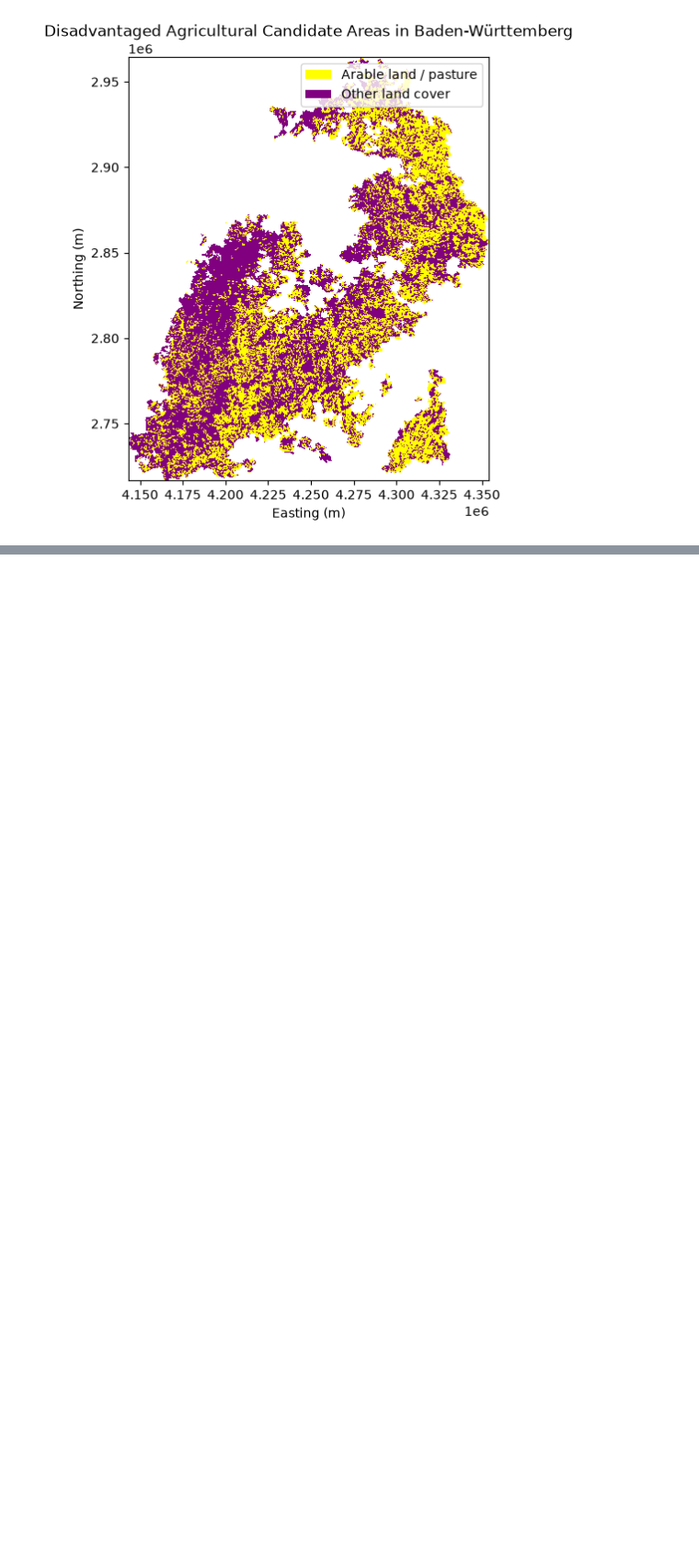
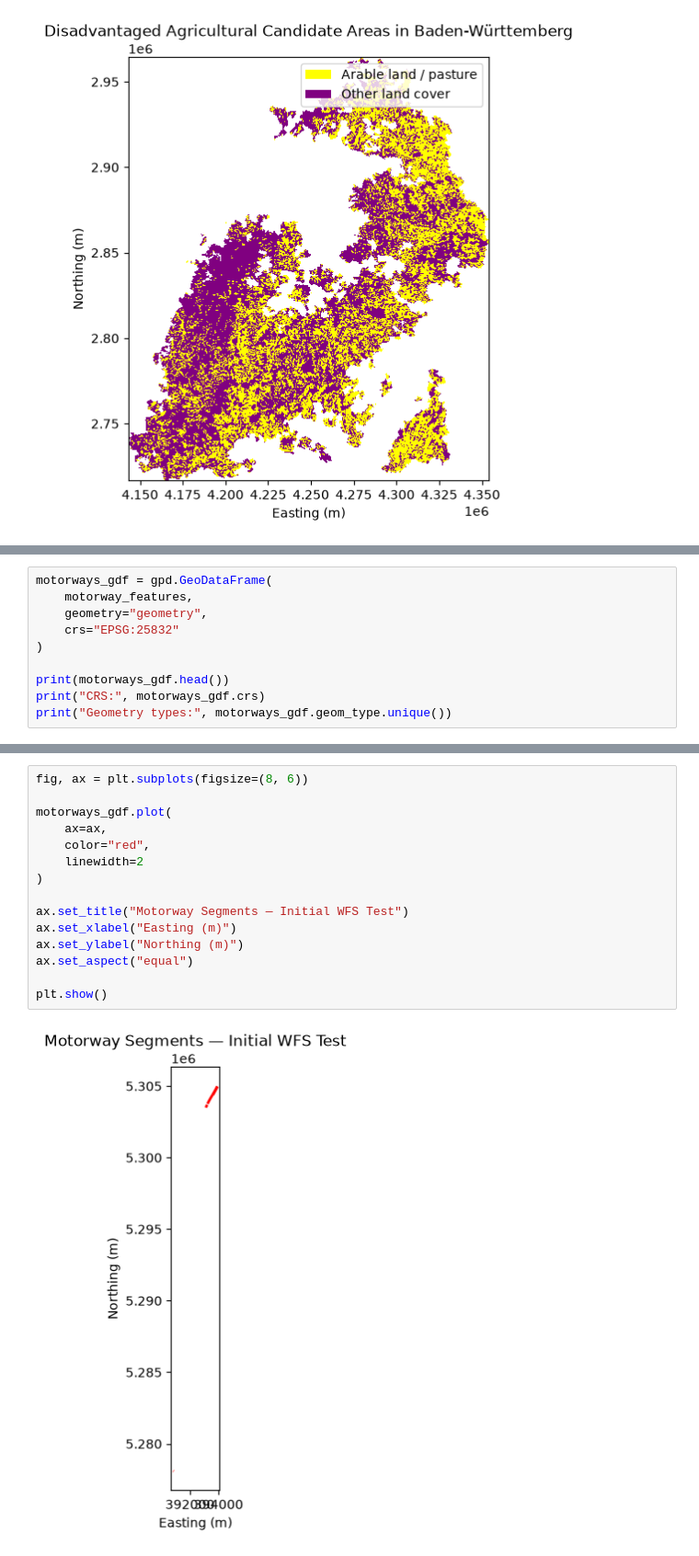
Before and after one commit to simisk/renewable-energy-site-intelligence, a Jupyter notebook: notebooks/04_suitability_constraints.ipynb, the cells around one changed output, grey strips where cells are left out. Shown at 92% size. Drawn from its saved outputs; the diff is of its cells as text; blank space fills up the shorter version.

```diff
--- a/notebooks/04_suitability_constraints.ipynb
+++ b/notebooks/04_suitability_constraints.ipynb
@@ -450,0 +600,10 @@ plt.show()
+# %%
+motorways_gdf = gpd.GeoDataFrame(
+    motorway_features,
+    geometry="geometry",
+    crs="EPSG:25832"
+)
+
+print(motorways_gdf.head())
+print("CRS:", motorways_gdf.crs)
+print("Geometry types:", motorways_gdf.geom_type.unique())
@@ -450,0 +628,17 @@ plt.show()
+# %%
+fig, ax = plt.subplots(figsize=(8, 6))
+
+motorways_gdf.plot(
+    ax=ax,
+    color="red",
+    linewidth=2
+)
+
+ax.set_title("Motorway Segments — Initial WFS Test")
+ax.set_xlabel("Easting (m)")
+ax.set_ylabel("Northing (m)")
+ax.set_aspect("equal")
+
+plt.show()
+# %% [output]
+[figure, added]
```
Also changed, not shown: parts of 10 cells of this notebook.
